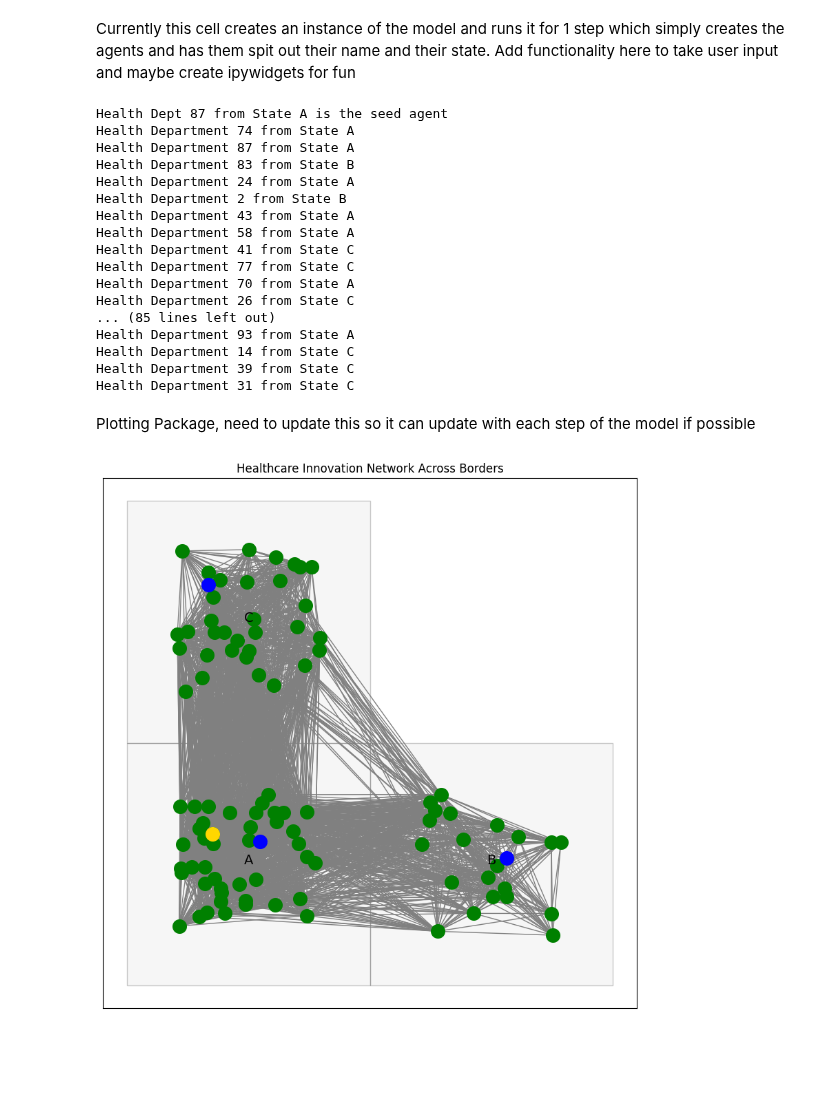
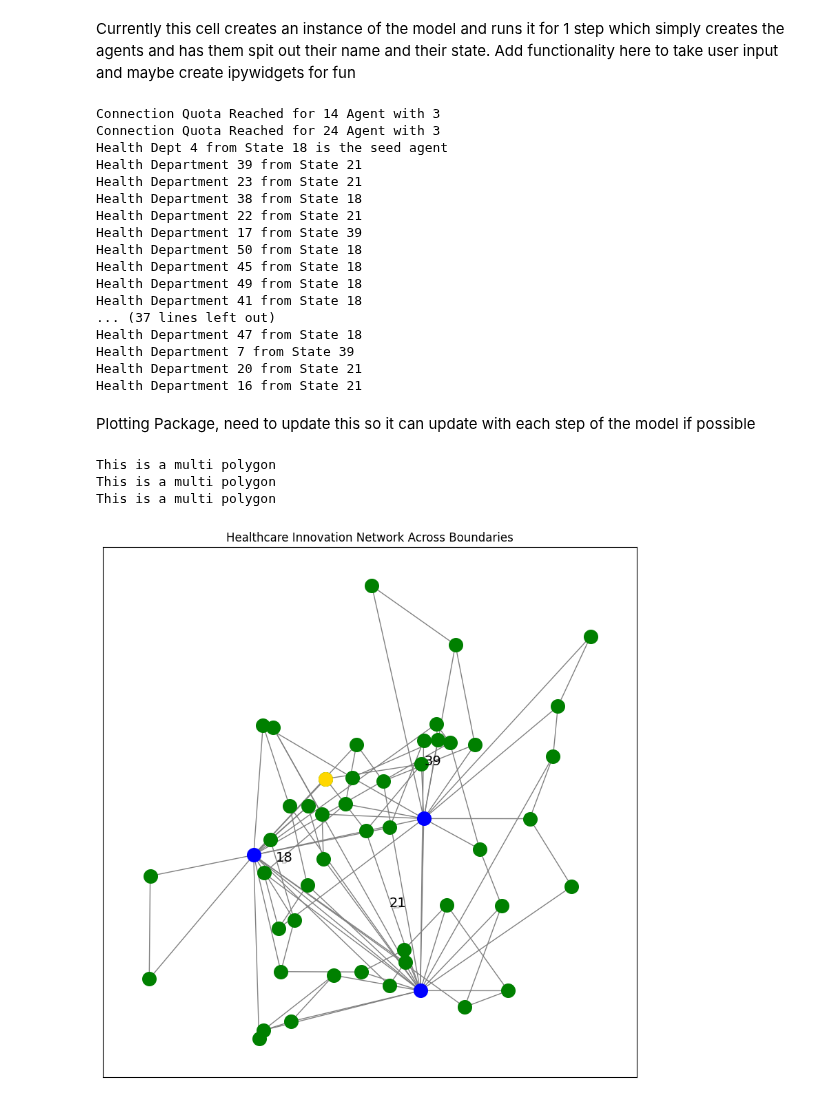
Before and after one commit to Anagh19/Complex-Systems-Project, a Jupyter notebook: CS7065_DOI_Project.ipynb, the cells around one changed output. Cells and saved outputs as stored; diff of their text form; code cells hidden in the pictures; blank space fills up the shorter version.

```diff
--- a/CS7065_DOI_Project.ipynb
+++ b/CS7065_DOI_Project.ipynb
@@ -51,17 +78,17 @@ Creating State Shapes
 # %%
-import shapely.geometry as geom
+"""import shapely.geometry as geom
 
 def create_synthetic_states():
     # Three rectangular states
     states = {
         "A": geom.Polygon([(0,0),(10,0),(10,10),(0,10)]),
         "B": geom.Polygon([(10,0),(20,0),(20,10),(10,10)]),
-        "C": geom.Polygon([(0,10),(10,10),(10,20),(0,20)])
+        "C": geom.Polygon([(5,10),(15,10),(15,20),(5,20)])
     }
     return states
 
 STATE_POLYGONS = create_synthetic_states()
-STATE_IDS = list(STATE_POLYGONS.keys()) # A or B or C
+STATE_IDS = list(STATE_POLYGONS.keys()) # A or B or C"""
 # %% [markdown]
 HEALTH AGENT DEVELOPMENT!! \\
 still need to develop spreading actions according to rules and maybe add color coding
@@ -214,39 +244,41 @@ class Health_Model(mesa.Model):
 # %% [markdown]
 Currently this cell creates an instance of the model and runs it for 1 step which simply creates the agents and has them spit out their name and their state. Add functionality here to take user input and maybe create ipywidgets for fun
 # %%
-model = Health_Model(num_agents=100, num_of_connections=4, diffusion_mode ="governmt",dist_threshold=10, seed_includes_state=False)
+model = Health_Model(num_agents=50, num_of_connections= 3, diffusion_mode ="govement",dist_threshold=3, seed_includes_state=False)
 model.run_for(1)
 # %% [output]
-Health Dept 87 from State A is the seed agent
-Health Department 74 from State A
-Health Department 87 from State A
-Health Department 83 from State B
-Health Department 24 from State A
-Health Department 2 from State B
-Health Department 43 from State A
-Health Department 58 from State A
-Health Department 41 from State C
-Health Department 77 from State C
-Health Department 70 from State A
-Health Department 26 from State C
-... (85 lines left out)
-Health Department 93 from State A
-Health Department 14 from State C
-Health Department 39 from State C
-Health Department 31 from State C
+Connection Quota Reached for 14 Agent with 3
+Connection Quota Reached for 24 Agent with 3
+Health Dept 4 from State 18 is the seed agent
+Health Department 39 from State 21
+Health Department 23 from State 21
+Health Department 38 from State 18
+Health Department 22 from State 21
+Health Department 17 from State 39
+Health Department 50 from State 18
+Health Department 45 from State 18
+Health Department 49 from State 18
+Health Department 41 from State 18
+... (37 lines left out)
+Health Department 47 from State 18
+Health Department 7 from State 39
+Health Department 20 from State 21
+Health Department 16 from State 21
 # %% [markdown]
 Plotting Package, need to update this so it can update with each step of the model if possible
 # %%
 import matplotlib.pyplot as plt
-from shapely.geometry import Polygon
+from shapely.geometry import Polygon, MultiPolygon
 from shapely.ops import unary_union
 fig, ax = plt.subplots(figsize=(10, 10))
 
 # --- Plot state polygons ---
 for sid, poly in STATE_POLYGONS.items():
-    xs, ys = poly.exterior.xy
-    ax.fill(xs, ys, alpha=0.2, fc='lightgray', ec='black')
-    ax.text(poly.centroid.x, poly.centroid.y, sid, fontsize=14, ha='center')
+      for p in poly.geoms:
+            xs, ys = p.exterior.xy
+            ax.fill(xs, ys, alpha=0.2, fc='lightgray', ec='black')
+      ax.text(poly.centroid.x, poly.centroid.y, sid, fontsize=14, ha='center')
+      print("This is a multi polygon")
 
 # --- Plot network ---
 positions = nx.get_node_attributes(model.network, 'pos')
@@ -262,32 +294,35 @@ nx.draw_networkx_nodes(
     nodelist=local_nodes,
     node_color='green',
     node_size=200,
     ax=ax
 )
 
 # Draw state agents
 state_nodes = [a.unique_id for a in model.state_agents]
 nx.draw_networkx_nodes(
     model.network,
     positions,
     nodelist=state_nodes,
     node_color='blue',
     node_size=200,
     ax=ax
 )
 
 # Draw seed agent
 nx.draw_networkx_nodes(
     model.network,
     positions,
     nodelist=[model.seed_agent.unique_id],
     node_color='gold',
     node_size=200,
     ax=ax
 )
 
-plt.title("Healthcare Innovation Network Across Borders")
+plt.title("Healthcare Innovation Network Across Boundaries")
 plt.axis("equal")
 plt.show()
 # %% [output]
+This is a multi polygon
+This is a multi polygon
+This is a multi polygon
-[figure, old version]
+[figure, new version]
```
Also changed, not shown: parts of 6 cells of this notebook.
